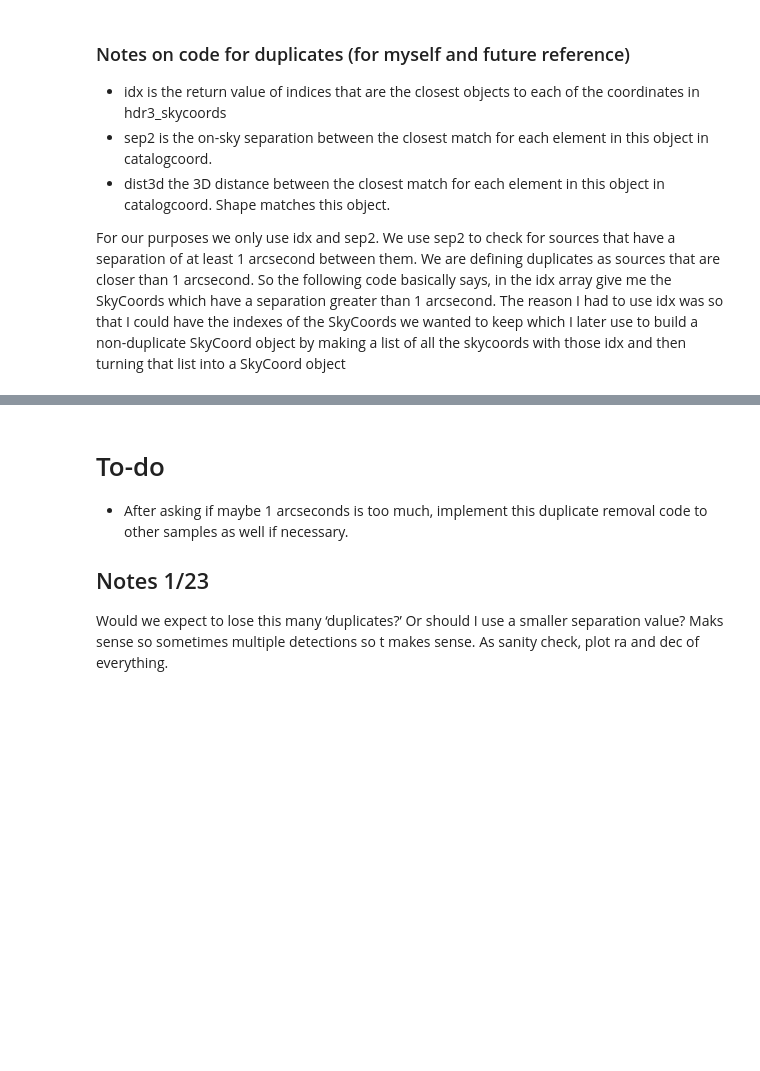
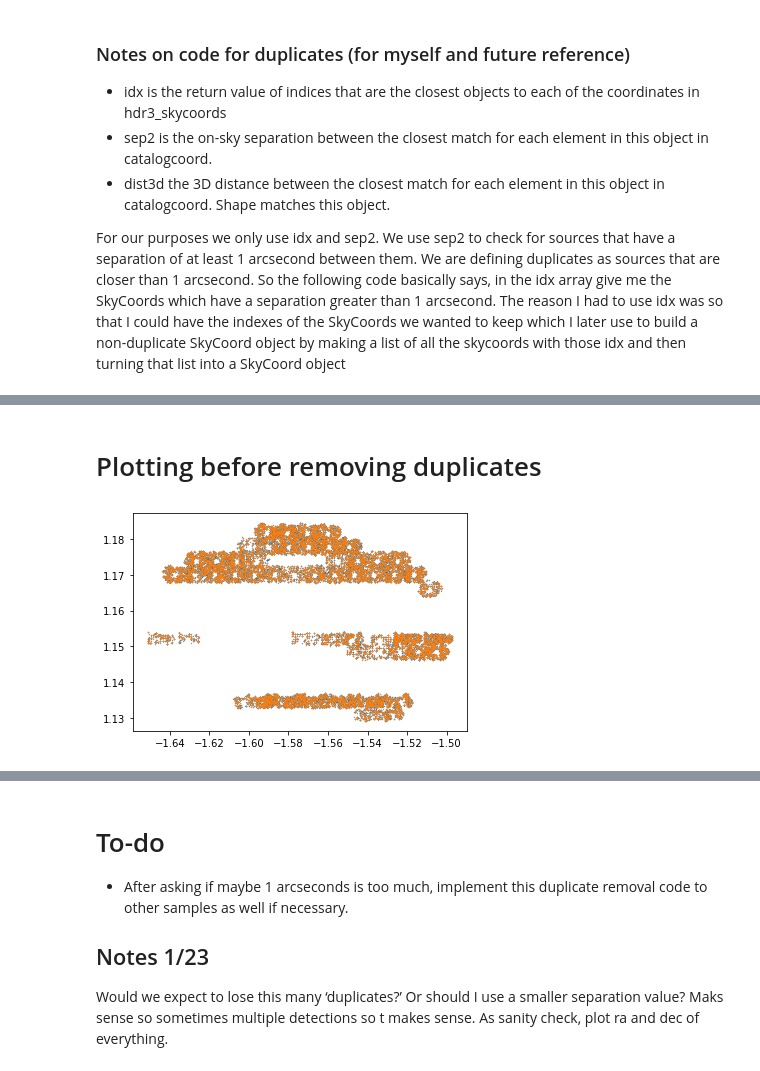
Before and after one commit to nickdavila/LAE-ML-Classification, a Jupyter notebook: Modified_ValentinaAutoEnc.ipynb, the cells around one changed output, grey strips where cells are left out. Drawn from its saved outputs; the diff is of its cells as text; code cells hidden in the pictures; blank space fills up the shorter version.

```diff
--- a/Modified_ValentinaAutoEnc.ipynb
+++ b/Modified_ValentinaAutoEnc.ipynb
@@ -123,0 +145,8 @@ by making a list of all the skycoords with those idx and then turning that list
+# %% [markdown]
+# Plotting before removing duplicates
+# %%
+plt.scatter(ra_rad, dec_rad, s = 0.1)
+plt.scatter(ra_nodupe_rad, dec_nodupe_rad, s = 0.1)
+plt.show()
+# %% [output]
+[figure, added]
```
Also changed, not shown: parts of 19 cells of this notebook.
